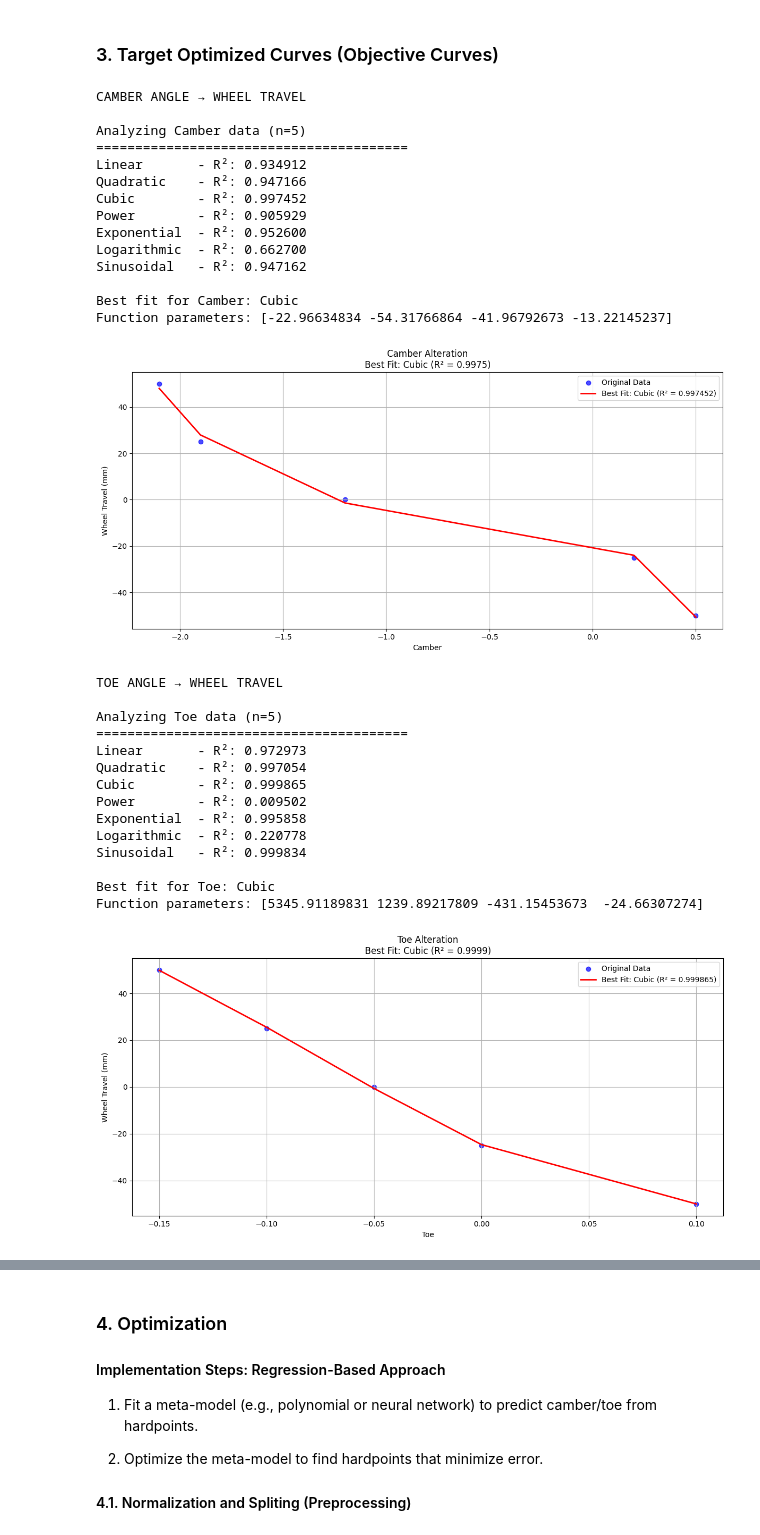
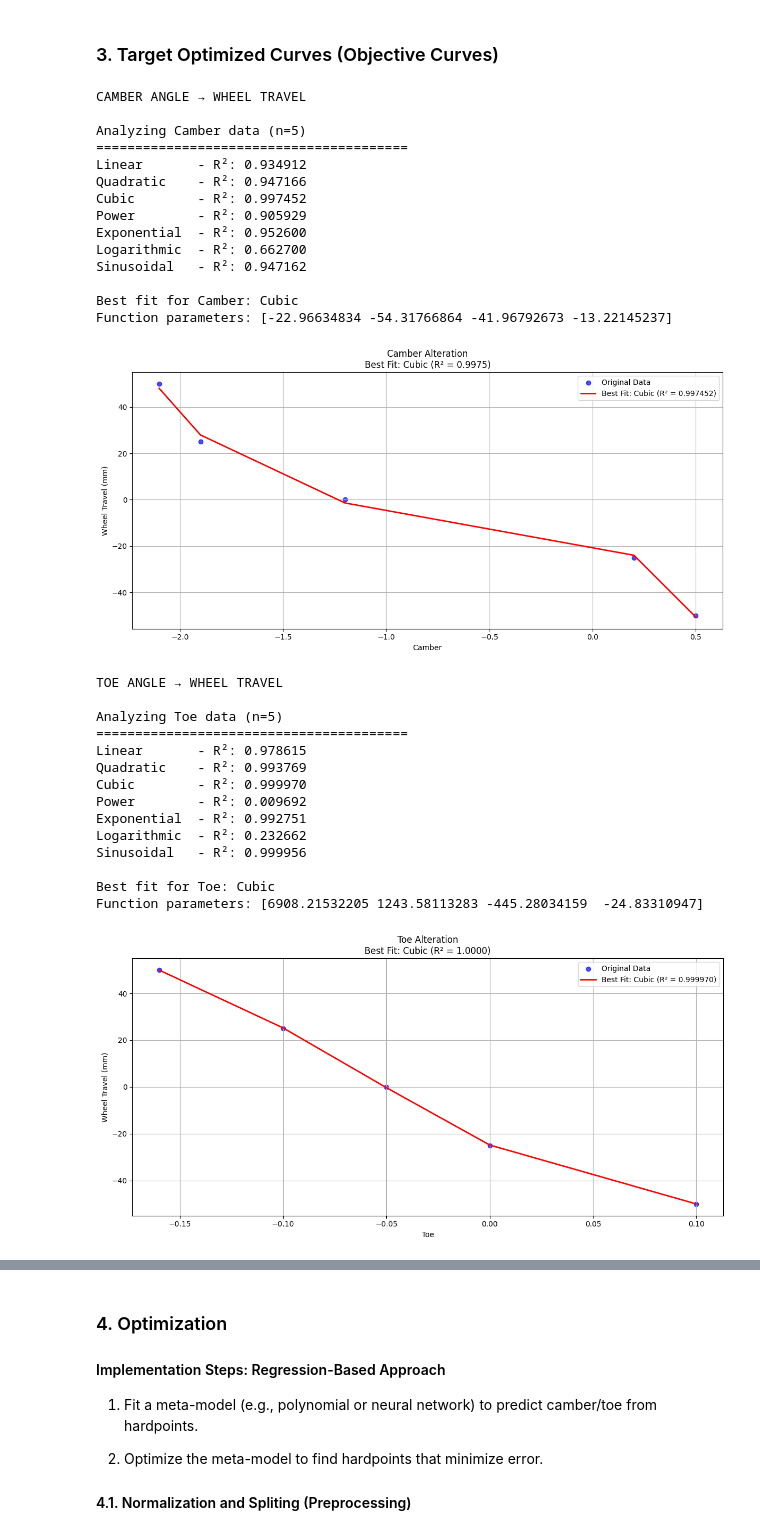
Before and after one commit to AmirhosseinMuhammadi/Machine-Learning-Assisted-Sedan-AWD-McPherson-Suspension-System-Optimization, a Jupyter notebook: notebook.ipynb, the cells around one changed output, grey strips where cells are left out. Saved outputs shown, nothing was run; the diff lists cells and outputs as text; code cells hidden in the pictures.

```diff
--- a/notebook.ipynb
+++ b/notebook.ipynb
@@ -336,47 +336,47 @@ suspension_df
 # Input data
 camber_angles = np.array([0.5, 0.2, -1.2, -1.9, -2.1])  # degrees (independent)
 wheel_travel = np.array([-50, -25, 0, 25, 50])          # mm (dependent)
-toe_angles = np.array([0.01, 0, -0.01, -0.02, -0.04])   # degrees (independent)
+toe_angles = np.array([0.1, 0, -0.05, -0.1, -0.16])   # degrees (independent)
 
 # Camber angle vs wheel travel analysis
 print("\nCAMBER ANGLE → WHEEL TRAVEL")
 camber_result = find_best_fit(camber_angles, wheel_travel, "Camber")
 plot_results(camber_angles, wheel_travel, camber_result, "Camber")
 
 # Toe angle vs wheel travel analysis
 print("\nTOE ANGLE → WHEEL TRAVEL")
 toe_result = find_best_fit(toe_angles, wheel_travel, "Toe")
 plot_results(toe_angles, wheel_travel, toe_result, "Toe")
 # %% [output]
 CAMBER ANGLE → WHEEL TRAVEL
 
 Analyzing Camber data (n=5)
 ========================================
 Linear       - R²: 0.934912
 Quadratic    - R²: 0.947166
 Cubic        - R²: 0.997452
 Power        - R²: 0.905929
 Exponential  - R²: 0.952600
 Logarithmic  - R²: 0.662700
 Sinusoidal   - R²: 0.947162
 
 Best fit for Camber: Cubic
 Function parameters: [-22.96634834 -54.31766864 -41.96792673 -13.22145237]
 [figure]
 TOE ANGLE → WHEEL TRAVEL
 
 Analyzing Toe data (n=5)
 ========================================
-Linear       - R²: 0.972973
-Quadratic    - R²: 0.997054
-Cubic        - R²: 0.999865
-Power        - R²: 0.009502
-Exponential  - R²: 0.995858
-Logarithmic  - R²: 0.220778
-Sinusoidal   - R²: 0.999834
+Linear       - R²: 0.978615
+Quadratic    - R²: 0.993769
+Cubic        - R²: 0.999970
+Power        - R²: 0.009692
+Exponential  - R²: 0.992751
+Logarithmic  - R²: 0.232662
+Sinusoidal   - R²: 0.999956
 
 Best fit for Toe: Cubic
-Function parameters: [5345.91189831 1239.89217809 -431.15453673  -24.66307274]
+Function parameters: [6908.21532205 1243.58113283 -445.28034159  -24.83310947]
-[figure, old version]
+[figure, new version]
 # %% [markdown]
 #### Objective Camber Curve:
```
Also changed, not shown: parts of 5 cells of this notebook.
